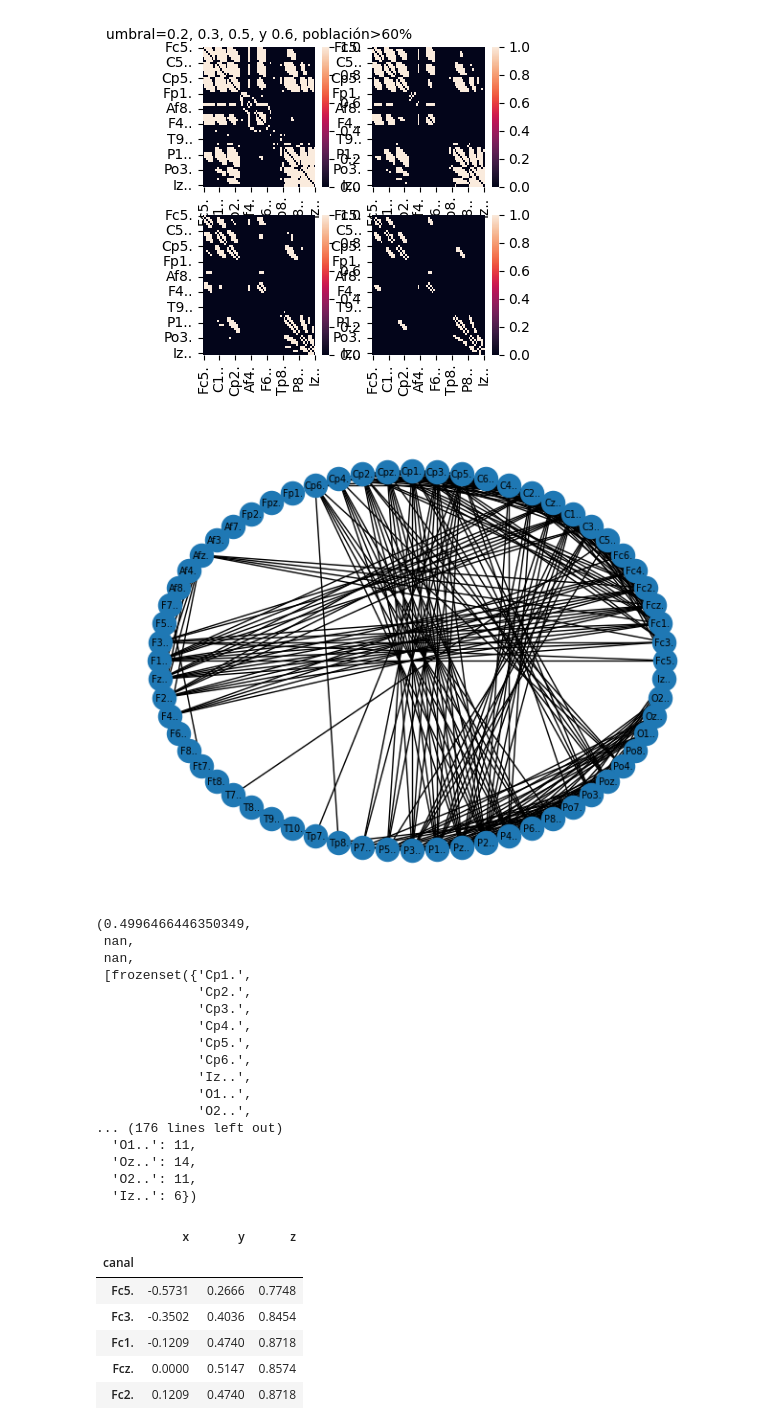
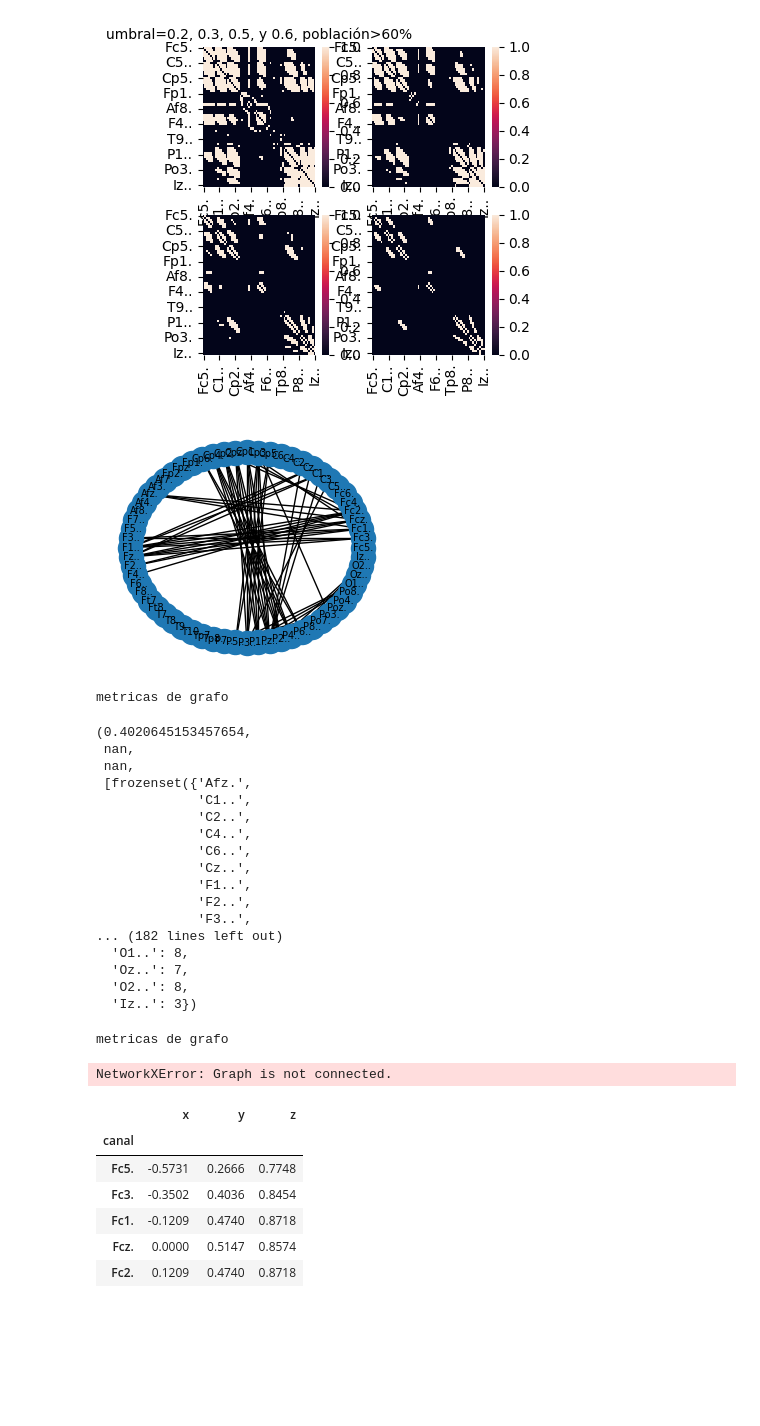
Before and after one commit to Fernando-JAL/Neurociencias-2026-1, a Jupyter notebook: S04_parciales/Parcial_3_profe.ipynb, the cells around one changed output. Drawn from its saved outputs; the diff is of its cells as text; code cells hidden in the pictures; blank space fills up the shorter version.

```diff
--- a/S04_parciales/Parcial_3_profe.ipynb
+++ b/S04_parciales/Parcial_3_profe.ipynb
@@ -197,8 +181,13 @@ axes[0,0].set_title("umbral=0.2, 0.3, 0.5, y 0.6, población>60%", fontsize=10)
 Text(0.5, 1.0, 'umbral=0.2, 0.3, 0.5, y 0.6, población>60%')
 [figure]
 # %%
-## Grafo 2D
-ensayo_grafo=nx.from_pandas_adjacency(resultados3)
-nx.draw_circular(ensayo_grafo, with_labels=True, font_size=7)
+# ## Grafo 2D
+# def grado_2d (resultados, pos):
+#     ensayo_grafo=nx.from_pandas_adjacency(resultados3)
+#     nx.draw_circular(ensayo_grafo, with_labels=True, font_size=7, ax=pos)
+#     return ensayo_grafo
+# fig = plt.figure(figsize=(8,3))
+# axes=[fig.add_subplot(1,2,1)]
+# ensayo=grado_2d (resultados3, axes[0])
 # %% [output]
-[figure, old version]
+[figure, new version]
@@ -230,26 +224,31 @@ def metricas (G):
     return (clust,path_length, small_world_sigma,communities,modularity,betwenness,global_eff, local_eff, degree_dict)
 metricas(ensayo_grafo)
 # %% [output]
-(0.4996466446350349,
- nan,
- nan,
- [frozenset({'Cp1.',
-             'Cp2.',
-             'Cp3.',
-             'Cp4.',
-             'Cp5.',
-             'Cp6.',
-             'Iz..',
-             'O1..',
-             'O2..',
-... (176 lines left out)
-  'O1..': 11,
-  'Oz..': 14,
-  'O2..': 11,
-  'Iz..': 6})
+metricas de grafo
+(0.4020645153457654,
+ nan,
+ nan,
+ [frozenset({'Afz.',
+             'C1..',
+             'C2..',
+             'C4..',
+             'C6..',
+             'Cz..',
+             'F1..',
+             'F2..',
+             'F3..',
+... (182 lines left out)
+  'O1..': 8,
+  'Oz..': 7,
+  'O2..': 8,
+  'Iz..': 3})
 # %%
 #Guardar
-(clust_,path_length_, small_world_sigma_,communities_,modularity_,betwenness_,global_eff_, local_eff_, degree_dict_)=metricas(ensayo_grafo)
+(clust_3,path_length_3, small_world_sigma_3,communities_3,modularity_3,betwenness_3,global_eff_3, local_eff_3, degree_dict_3)=metricas(ensayo3_grafo)
+(clust_,path_length_4, small_world_sigma_4,communities_4,modularity_4,betwenness_4,global_eff_4, local_eff_4, degree_dict_4)=metricas(ensayo4_grafo)
+# %% [output]
+metricas de grafo
+NetworkXError: Graph is not connected.
 # %%
 coord= pd.read_csv(coordenadas)
 coord.set_index("canal", drop=True, inplace=True)
```
Also changed, not shown: parts of 16 cells of this notebook, 1 other file.
